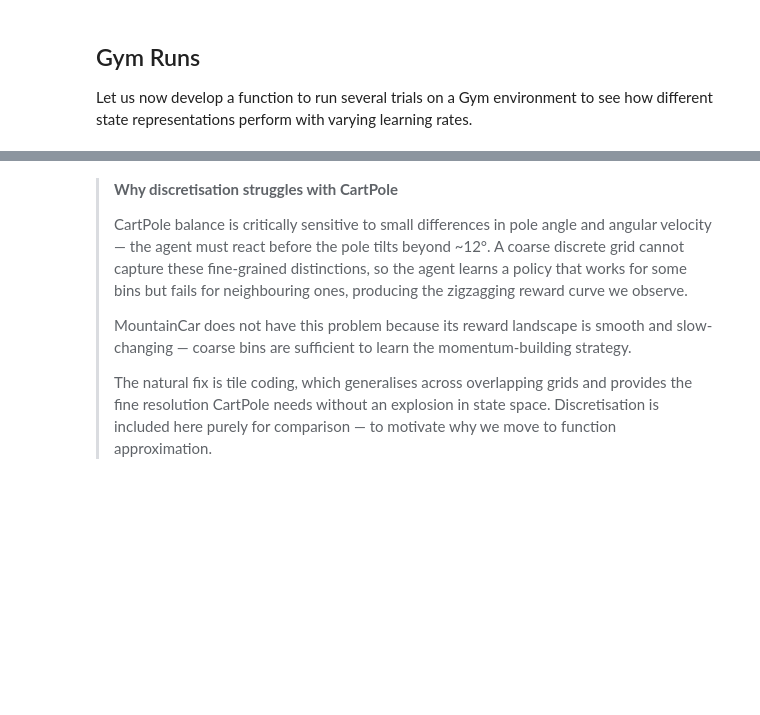
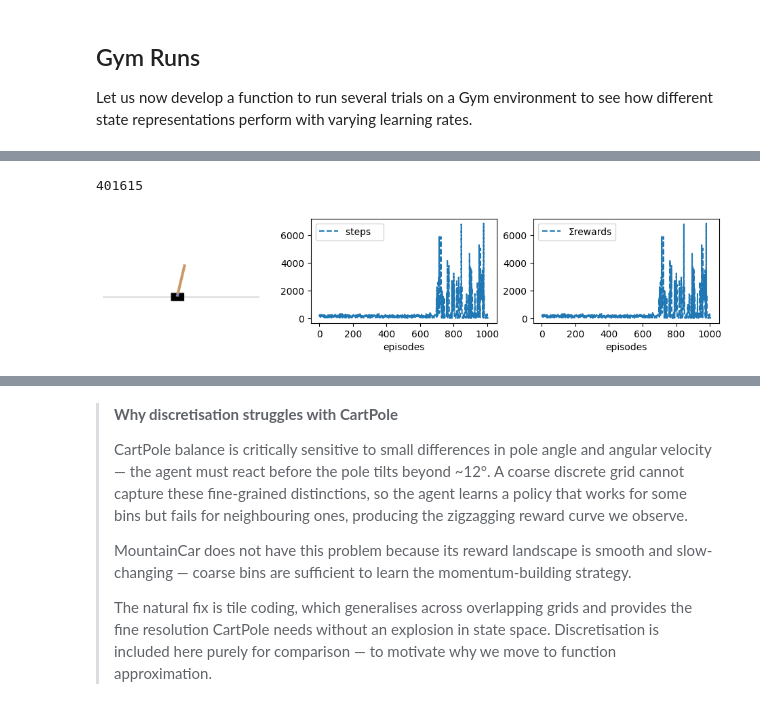
Before and after one commit to AltahhanAi/rl_rob, a Jupyter notebook: worksheet_4_2.ipynb, the cells around one changed output, grey strips where cells are left out. Drawn from its saved outputs; the diff is of its cells as text; code cells hidden in the pictures; blank space fills up the shorter version.

```diff
--- a/worksheet_4_2.ipynb
+++ b/worksheet_4_2.ipynb
@@ -449,0 +463,7 @@ vsarsa = vSarsa(env=vGymDiscreteS(**CartP), α=.3, ε=0.1, εT=500, max_t=10000,
+# %%
+vsarsa.episodes=1005
+vsarsa.interact(resume=True)
+vsarsa.t_
+# %% [output]
+401615
+[figure, added]
```
Also changed, not shown: parts of 5 cells of this notebook, 4 other files.
